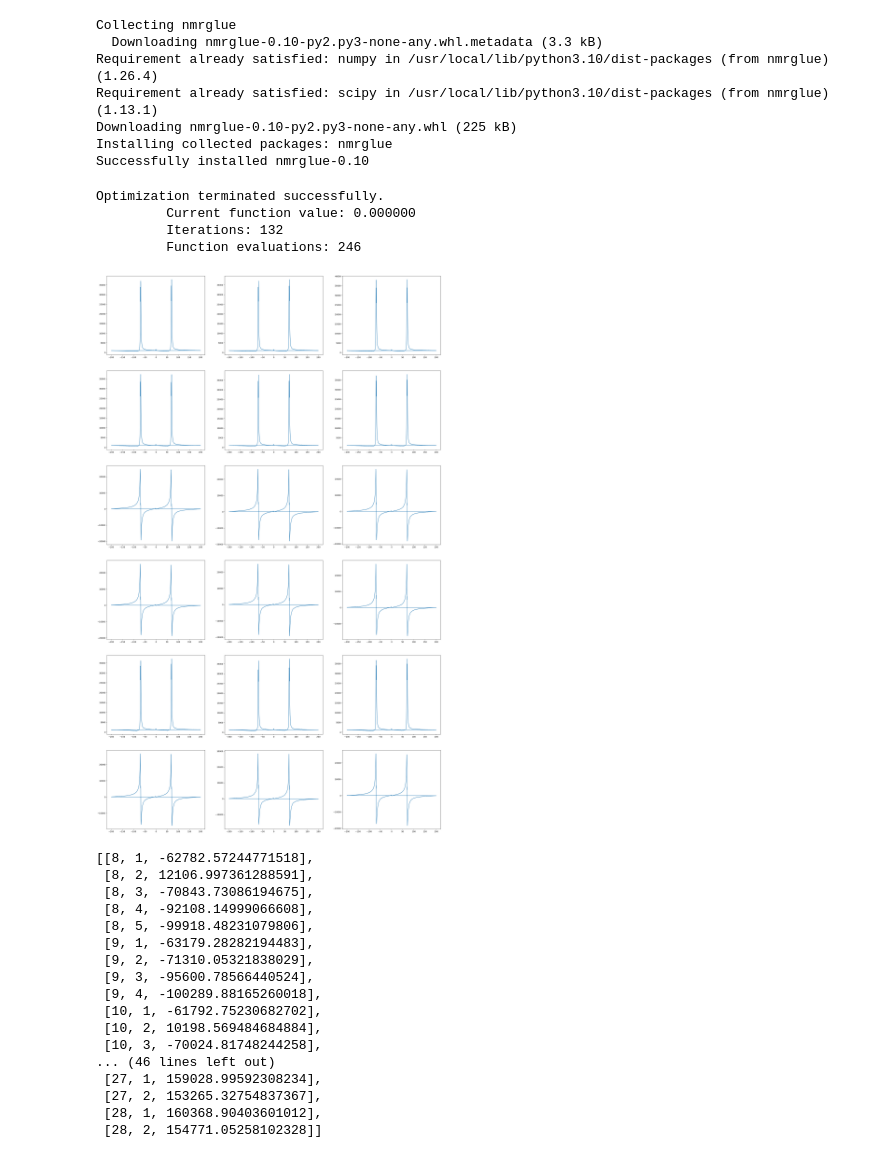
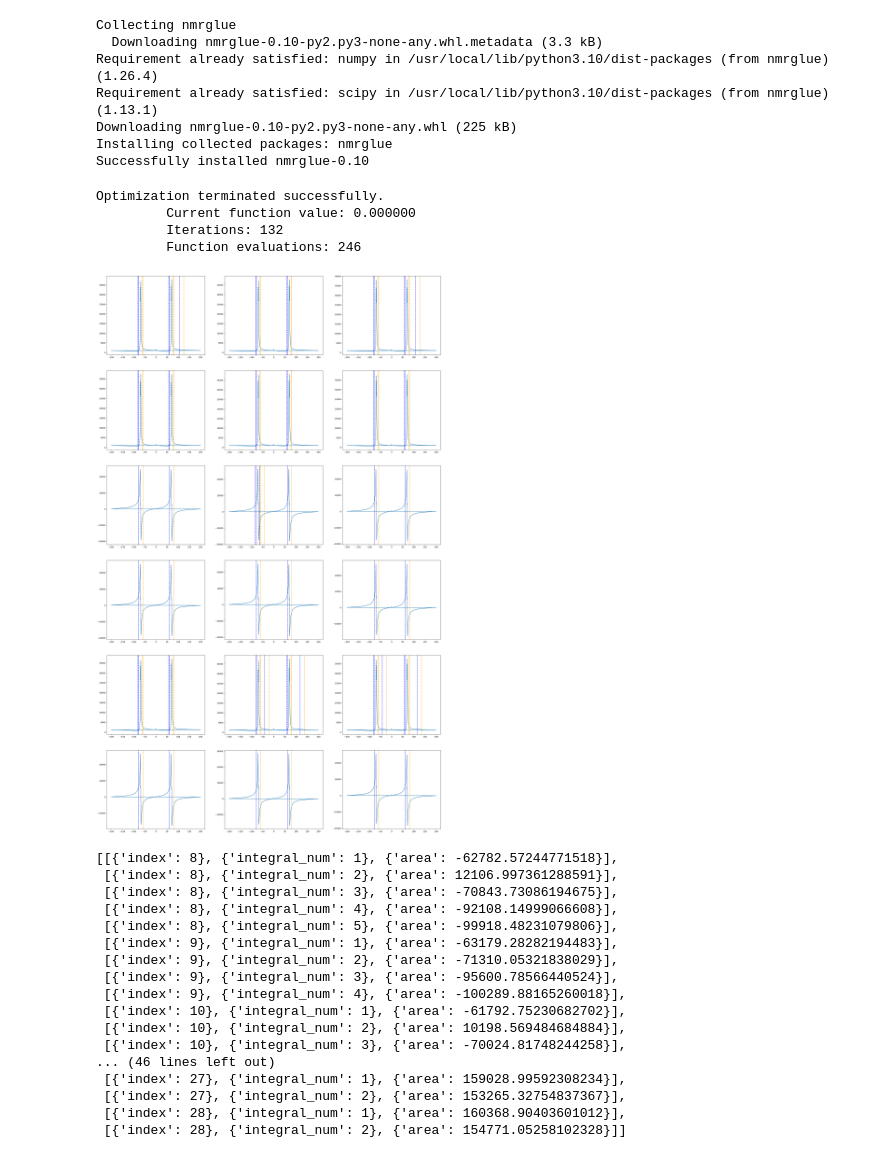
Before and after one commit to averageX56/nmr_stuff, a Jupyter notebook: FIDPreprocessing.ipynb, the cells around one changed output. Saved outputs shown, nothing was run; the diff lists cells and outputs as text; code cells hidden in the pictures.

```diff
--- a/FIDPreprocessing.ipynb
+++ b/FIDPreprocessing.ipynb
@@ -60,55 +60,55 @@ axs = axs.flatten()
 spectras = []
 peaks = []
 
 for idx in range(len(data)):
     if idx not in id_idx and idx != 0:
         spectrum = np.fft.fft(data[idx])[mask]
         corrected_spectrum = spectrum * np.exp(1j * 2 * np.pi / 360 * (phases[0]))
         normalized_spectrum = spectrum / max(spectrum)
         loc_peaks = ng.analysis.peakpick.pick(normalized_spectrum, 0.07, -0.07, table=True)
         iter = 1
         for peak in loc_peaks:
             left = int(peak[0] - peak_idx_width)
             right = int(peak[0] + peak_idx_width)
             area = simps(np.real(spectrum[left:right]), frequencies[left:right])
-            integrated_areas.append([idx + 1, iter, area])
+            integrated_areas.append([{'index':idx + 1}, {'integral_num': iter}, {'area':area}])
             iter += 1
         peaks.append(loc_peaks)
         spectras.append(corrected_spectrum)
 for idx in range(len(spectras)):
     axs[idx].plot(frequencies, spectras[idx])
     for i in range(len(peaks[idx])):
         s = int(peaks[idx][i][0] + peak_idx_width)
         p = int(peaks[idx][i][0] - peak_idx_width)
         axs[idx].axvline(x=frequencies[s], color='orange', linestyle='--')
         axs[idx].axvline(x=frequencies[p], color='blue', linestyle='--')
 plt.show()
 # %% [output]
 Optimization terminated successfully.
          Current function value: 0.000000
          Iterations: 132
          Function evaluations: 246
-[figure, old version]
+[figure, new version]
 # %%
 integrated_areas
 # %% [output]
-[[8, 1, -62782.57244771518],
- [8, 2, 12106.997361288591],
- [8, 3, -70843.73086194675],
- [8, 4, -92108.14999066608],
- [8, 5, -99918.48231079806],
- [9, 1, -63179.28282194483],
- [9, 2, -71310.05321838029],
- [9, 3, -95600.78566440524],
- [9, 4, -100289.88165260018],
- [10, 1, -61792.75230682702],
- [10, 2, 10198.569484684884],
- [10, 3, -70024.81748244258],
+[[{'index': 8}, {'integral_num': 1}, {'area': -62782.57244771518}],
+ [{'index': 8}, {'integral_num': 2}, {'area': 12106.997361288591}],
+ [{'index': 8}, {'integral_num': 3}, {'area': -70843.73086194675}],
+ [{'index': 8}, {'integral_num': 4}, {'area': -92108.14999066608}],
+ [{'index': 8}, {'integral_num': 5}, {'area': -99918.48231079806}],
+ [{'index': 9}, {'integral_num': 1}, {'area': -63179.28282194483}],
+ [{'index': 9}, {'integral_num': 2}, {'area': -71310.05321838029}],
+ [{'index': 9}, {'integral_num': 3}, {'area': -95600.78566440524}],
+ [{'index': 9}, {'integral_num': 4}, {'area': -100289.88165260018}],
+ [{'index': 10}, {'integral_num': 1}, {'area': -61792.75230682702}],
+ [{'index': 10}, {'integral_num': 2}, {'area': 10198.569484684884}],
+ [{'index': 10}, {'integral_num': 3}, {'area': -70024.81748244258}],
 ... (46 lines left out)
- [27, 1, 159028.99592308234],
- [27, 2, 153265.32754837367],
- [28, 1, 160368.90403601012],
- [28, 2, 154771.05258102328]]
+ [{'index': 27}, {'integral_num': 1}, {'area': 159028.99592308234}],
+ [{'index': 27}, {'integral_num': 2}, {'area': 153265.32754837367}],
+ [{'index': 28}, {'integral_num': 1}, {'area': 160368.90403601012}],
+ [{'index': 28}, {'integral_num': 2}, {'area': 154771.05258102328}]]
 # %%
 peaks
 # %% [output]
```
Also changed, not shown: parts of 1 cell of this notebook.
